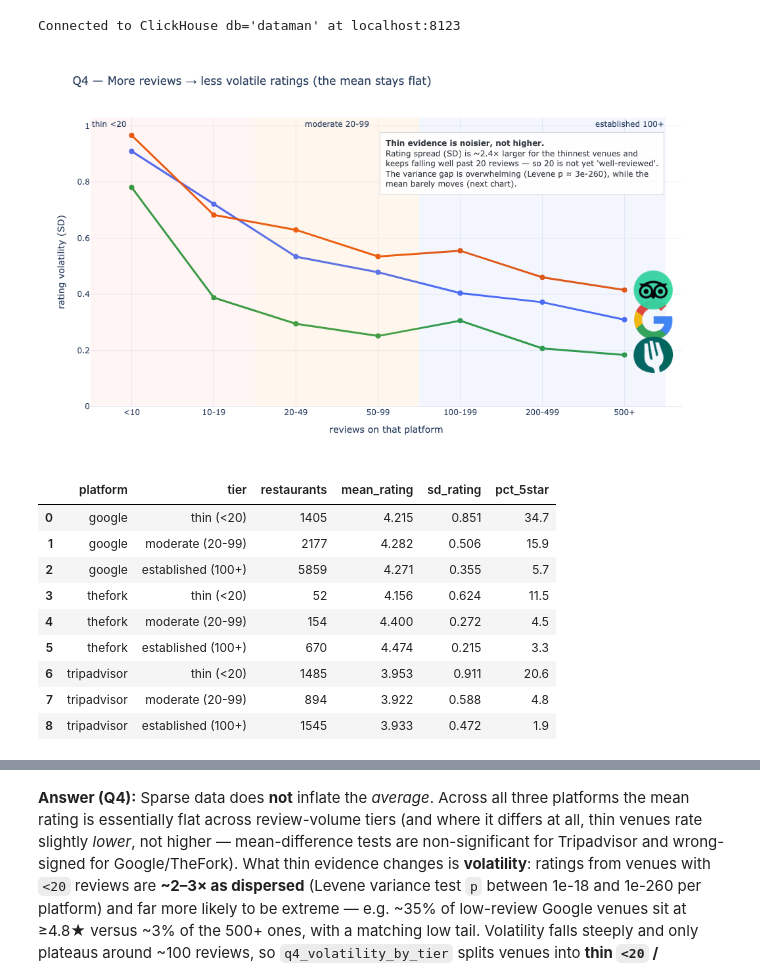
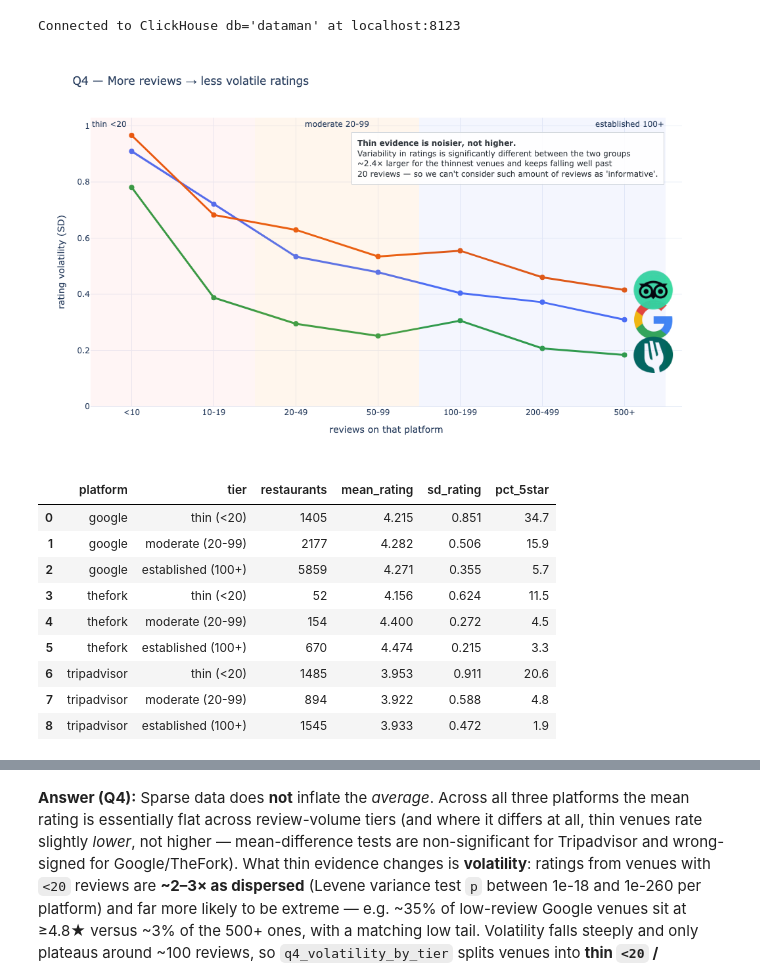
Before and after one commit to Laimon99/data-management-project, a Jupyter notebook: notebooks/q04_sparse_data.ipynb, the cells around one changed output, grey strips where cells are left out. Drawn from its saved outputs; the diff is of its cells as text; code cells hidden in the pictures.

```diff
--- a/notebooks/q04_sparse_data.ipynb
+++ b/notebooks/q04_sparse_data.ipynb
@@ -45,44 +45,44 @@ fig = px.line(grad, x="vb", y="sd", color="platform", markers=True,
               category_orders={"vb": _vbins, "platform": list(PLATFORM_COLORS)},
               color_discrete_map=PLATFORM_COLORS, template="plotly_white",
               labels={"vb": "reviews on that platform", "sd": "rating volatility (SD)", "platform": ""},
-              title="Q4 — More reviews → less volatile ratings (the mean stays flat)")
+              title="Q4 — More reviews → less volatile ratings")
 fig.update_traces(line_width=3, marker_size=8)
 # Shade the three tiers behind the lines (thin / moderate / established).
 fig.add_vrect(x0=-0.5, x1=1.5, fillcolor="#FA5252", opacity=0.06, line_width=0,
               annotation_text="thin <20", annotation_position="top left")
 fig.add_vrect(x0=1.5, x1=3.5, fillcolor="#FFA94D", opacity=0.10, line_width=0,
               annotation_text="moderate 20-99", annotation_position="top")
 fig.add_vrect(x0=3.5, x1=6.5, fillcolor="#4C6EF5", opacity=0.06, line_width=0,
               annotation_text="established 100+", annotation_position="top right")
 fig.update_yaxes(rangemode="tozero")
 fig.update_layout(legend=dict(orientation="h", yanchor="bottom", y=1.02, xanchor="right", x=1))
 
 # Data-driven caption: SD ratio + Levene variance test (thin vs established), on Google.
 _g = q4_rows[q4_rows["platform"] == "google"]
 _thin = _g.loc[_g["tier"] == TIER_LABELS[0], "rating"]
 _est = _g.loc[_g["tier"] == TIER_LABELS[-1], "rating"]
 _lev = stats.levene(_thin, _est, center="median")
 fig.add_annotation(
     xref="paper", yref="paper", x=0.97, y=0.95, xanchor="right", yanchor="top",
     align="left", showarrow=False, borderpad=8, borderwidth=1, bordercolor="#CED4DA",
     bgcolor="rgba(255,255,255,0.88)", font=dict(size=12, color="#343A40"),
     text=("<b>Thin evidence is noisier, not higher.</b><br>"
-          f"Rating spread (SD) is ~{_thin.std() / _est.std():.1f}× larger for the thinnest venues and<br>"
-          "keeps falling well past 20 reviews — so 20 is not yet 'well-reviewed'.<br>"
-          f"The variance gap is overwhelming (Levene p ≈ {_lev.pvalue:.0e}), while the<br>"
-          "mean barely moves (next chart)."),
+          f"Variability in ratings is significantly different between the two groups <br>"
+          f"~{_thin.std() / _est.std():.1f}× larger for the thinnest venues and keeps falling"
+          " well past<br>20 reviews — so we can't consider such amount of reviews as 'informative'.<br>"
+          ),
 )
 # Platform logos at the end of each line (legend removed — colour + logo identify each).
 fig.update_layout(showlegend=False, margin=dict(r=70))
 fig.update_xaxes(range=[-0.5, 6.7])
 _last = grad[grad["vb"] == "500+"].set_index("platform")["sd"]
 for _p in PLATFORM_COLORS:
     fig.add_layout_image(dict(source=logo_uri(_p), xref="x", yref="y", x=6.35, y=_last[_p],
         sizex=0.7, sizey=0.14, xanchor="center", yanchor="middle", sizing="contain", layer="above"))
 fig.show()
 q4_tier
 # %% [output]
-[figure, old version]
+[figure, new version]
 |  | platform | tier | restaurants | mean_rating | sd_rating | pct_5star |
 | 0 | google | thin (<20) | 1405 | 4.215 | 0.851 | 34.7 |
 | 1 | google | moderate (20-99) | 2177 | 4.282 | 0.506 | 15.9 |
```
Also changed, not shown: parts of 2 cells of this notebook, 1 other file.
